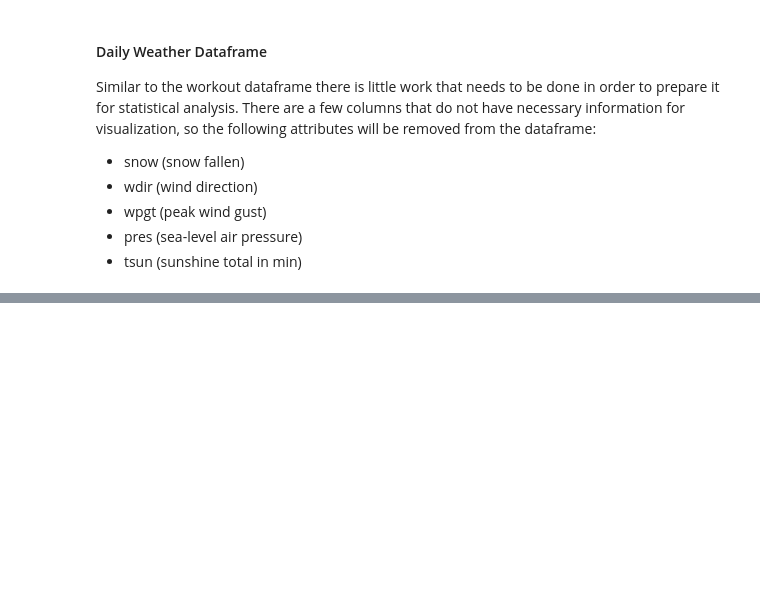
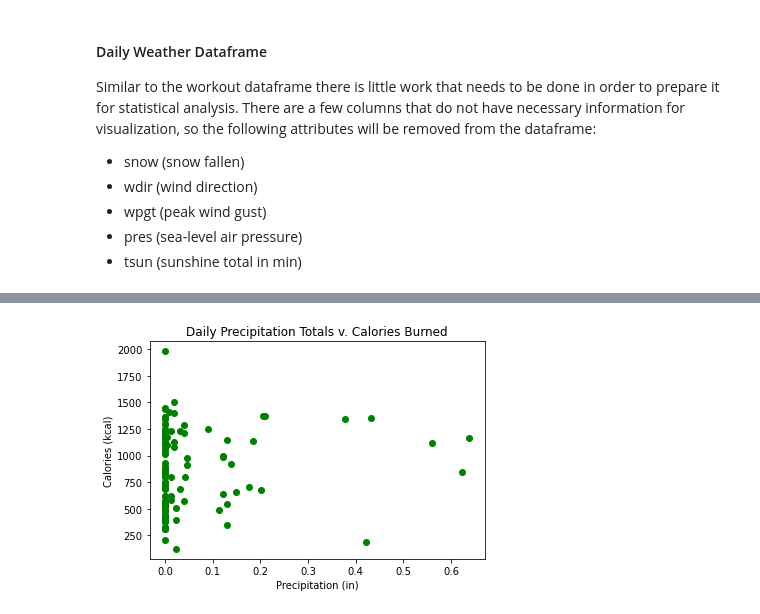
Before and after one commit to dgiacobbi/AppleFitnessEDA, a Jupyter notebook: AppleFitEDA.ipynb, the cells around one changed output, grey strips where cells are left out. Cells and saved outputs as stored; diff of their text form; code cells hidden in the pictures; blank space fills up the shorter version.

```diff
--- a/AppleFitEDA.ipynb
+++ b/AppleFitEDA.ipynb
@@ -284,0 +373,9 @@ In order to properly find trends to visualize and test on, the cleaned dataframe
+# %%
+plt.figure()
+plt.scatter(daily_merged_df["prcp"], daily_merged_df["Calories"], color="green")
+plt.title("Daily Precipitation Totals v. Calories Burned")
+plt.xlabel("Precipitation (in)")
+plt.ylabel("Calories (kcal)")
+plt.show()
+# %% [output]
+[figure, added]
```
Also changed, not shown: parts of 26 cells of this notebook, 1 other file.
